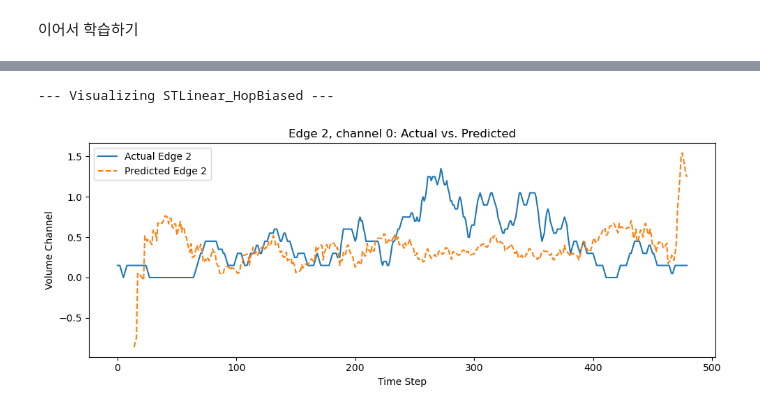
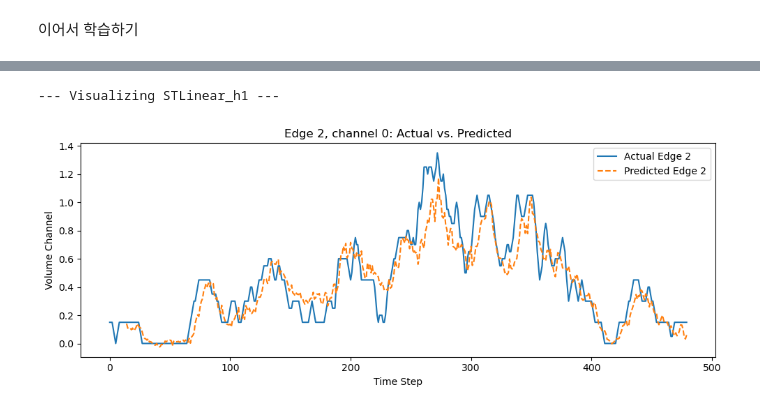
Before and after one commit to HiverXD/Traffic-Congestion-Prediction, a Jupyter notebook: src/baseline_train_refactoring.ipynb, the cells around one changed output, grey strips where cells are left out. Drawn from its saved outputs; the diff is of its cells as text; code cells hidden in the pictures.

Commit message:
(test) STLinear_SEP

```diff
--- a/src/baseline_train_refactoring.ipynb
+++ b/src/baseline_train_refactoring.ipynb
@@ -93,10 +93,10 @@ models = {
 #    "MLPBASED":  MLPBASED,
 #    "STGAT": STGAT,
 #    "STGCNWithAux": STGCNWithAux,
-#    "STLinear_h1": STLinear,
+    "STLinear_h1": STLinear,
 #    "STLinear": STLinear
 #    "STLinear_HopBiased": STLinear_HopBiased,
-    "STLinear_SPE": STLinear_SPE
+#    "STLinear_SPE": STLinear_SPE
 }
 # %%
 # Training
@@ -309,61 +317,54 @@ for name, ModelClass in models.items():
                     num_layers=6,
                     num_heads=8,
                     dropout=0.06
             )
         elif name == "STLinear_HopBiased":
             kwargs = dict(num_nodes=50,
                     kernel_size=25,
                     input_embedding_dim=32,
                     tod_embedding_dim=32,
                     dow_embedding_dim=32,
                     spatial_embedding_dim=0,
                     adaptive_embedding_dim=0,
                     feed_forward_dim=256,
                     num_heads=4,       # max_hop=3 (즉 1-hop,2-hop,3-hop)
                     num_layers=3,
                     dropout=0.1,
                     use_mixed_proj=True
             )
         elif name == "STLinear_SPE":
-            kwargs = dict(num_nodes=edge_adj_mat.shape[0],        # E
-                    kernel_size=25,
-                    in_steps=12,
-                    out_steps=3,
-                    steps_per_day=480,
-                    input_dim=3,
-                    output_dim=3,
-                    input_embedding_dim=32,
-                    tod_embedding_dim=32,
-                    dow_embedding_dim=32,
-                    spatial_embedding_dim=0,
-                    adaptive_embedding_dim=0,
-                    spe_dim=32,                             # SPE 차원
-                    feed_forward_dim=256,
-                    num_heads=4,
-                    num_layers=3,
-                    dropout=0.1,
-                    use_mixed_proj=True,
-                    normalized_laplacian=True,              # 정규화 라플라시안 사용
+            kwargs = dict(num_nodes=E,
+                    kernel_size=33,                # odd number
+                    num_heads=1,
+                    num_layers=4,
+                    dropout=0.1768,
+                    input_embedding_dim=64,
+                    tod_embedding_dim=64,
+                    dow_embedding_dim=64,
+                    spatial_embedding_dim=64,
+                    adaptive_embedding_dim=32,
+                    spe_dim=32,
+                    spe_out_dim=64
             )
 
         model = ModelClass(**kwargs)
         model.to(DEVICE)
 
-    # # (2) 가중치 로드 (임시. 나중에 수정해야 함.)
-    # if name == "STGCNWithAux":
-    #     ckpt_path = os.path.join(SAVE_DIR, f"STGCNWithAux_epoch033_val0.7441.pth")
-    # else:
-    #     ckpt_path = os.path.join(SAVE_DIR, f"{name}.pth")
-    # model.load_state_dict(torch.load(ckpt_path, map_location=DEVICE, weights_only=True))
-    # model = model.to(DEVICE)
+    # (2) 가중치 로드 (임시. 나중에 수정해야 함.)
+    if name == "STGCNWithAux":
+        ckpt_path = os.path.join(SAVE_DIR, f"STGCNWithAux_epoch033_val0.7441.pth")
+    else:
+        ckpt_path = os.path.join(SAVE_DIR, f"{name}.pth")
+    model.load_state_dict(torch.load(ckpt_path, map_location=DEVICE, weights_only=True))
+    model = model.to(DEVICE)
 
     print(f"\n--- Visualizing {name} ---")
     EDGE_IDS = [2]
     expanded_data = add_tod_dow(data, week_steps=week_steps, C_origin=C_origin)
     visualize_predictions(model, expanded_data, EDGE_IDS, DEVICE, EDGE_INDEX, EDGE_ATTR, interval=(480*5,480*6), channel=0)
 # %% [output]
---- Visualizing STLinear_HopBiased ---
+--- Visualizing STLinear_h1 ---
-[figure, old version]
+[figure, new version]
 # %%
 model.to(DEVICE)
 print(f"\n--- Visualizing {name} ---")
```
Also changed, not shown: parts of 6 cells of this notebook, 2 other files.
